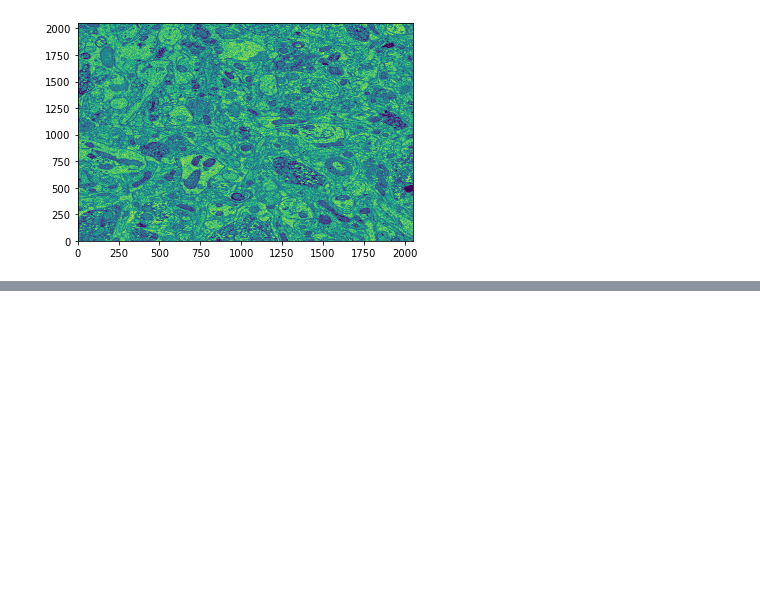
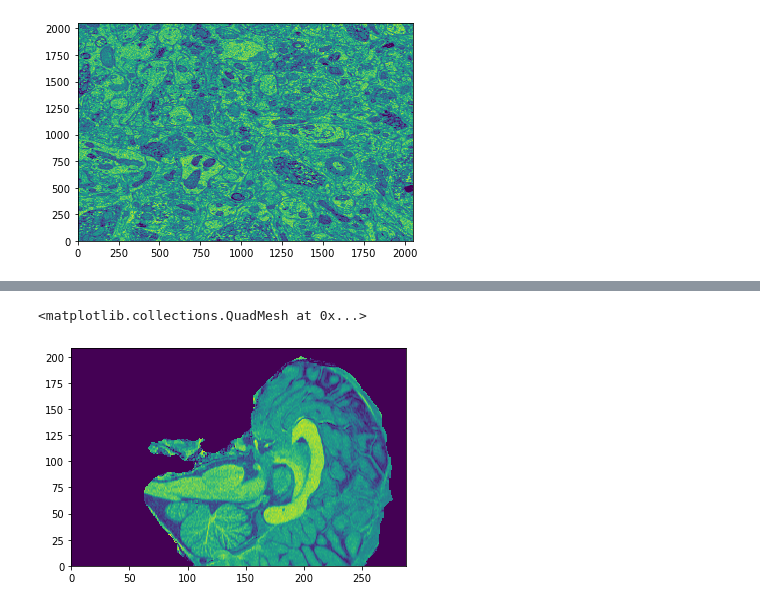
Before and after one commit to talizacks/yt_Summer_proj, a Jupyter notebook: Neuro.ipynb, the cells around one changed output, grey strips where cells are left out. Cells and saved outputs as stored; diff of their text form; code cells hidden in the pictures; blank space fills up the shorter version.

```diff
--- a/Neuro.ipynb
+++ b/Neuro.ipynb
@@ -91,0 +98,7 @@ interactive(children=(IntSlider(value=0, description='i', max=10), Output()), _d
+# %%
+run1 = nib.load('data/Eye_brain/sub-01/ses-01/anat/sub-01_ses-01_run-1_UNIT1.nii').get_fdata()
+run3 = nib.load('data/Eye_brain/sub-01/ses-01/anat/sub-01_ses-01_run-3_UNIT1.nii').get_fdata()
+run4 = nib.load('data/Eye_brain/sub-01/ses-01/anat/sub-01_ses-01_run-4_UNIT1.nii').get_fdata()
+run5 = nib.load('data/Eye_brain/sub-01/ses-01/anat/sub-01_ses-01_run-5_UNIT1.nii').get_fdata()
+
+run1.shape,run3.shape
@@ -91,0 +133,5 @@ interactive(children=(IntSlider(value=0, description='i', max=10), Output()), _d
+# %%
+plt.pcolormesh(run1[144])
+# %% [output]
+<matplotlib.collections.QuadMesh at 0x...>
+[figure, added]
```
Also changed, not shown: parts of 20 cells of this notebook, 1 other file.
